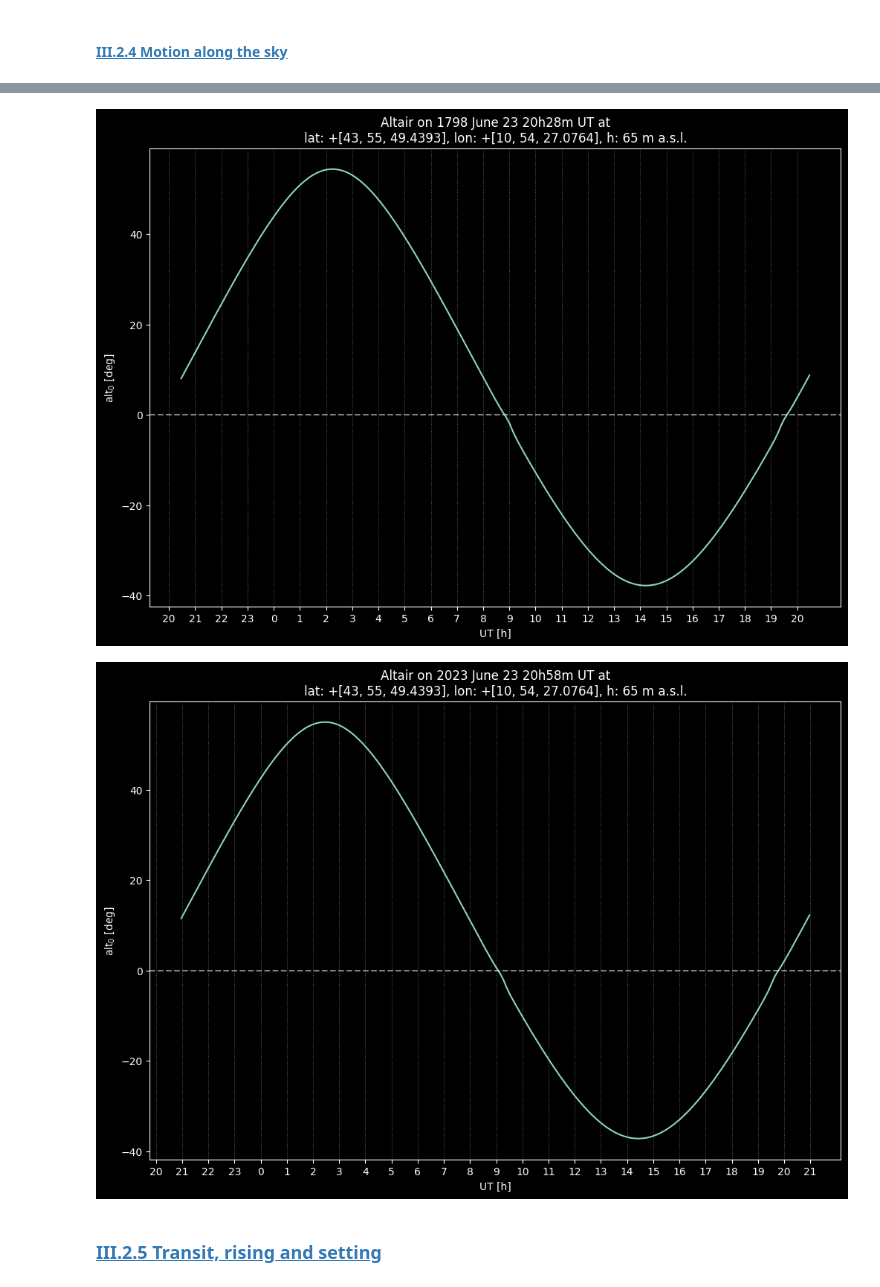
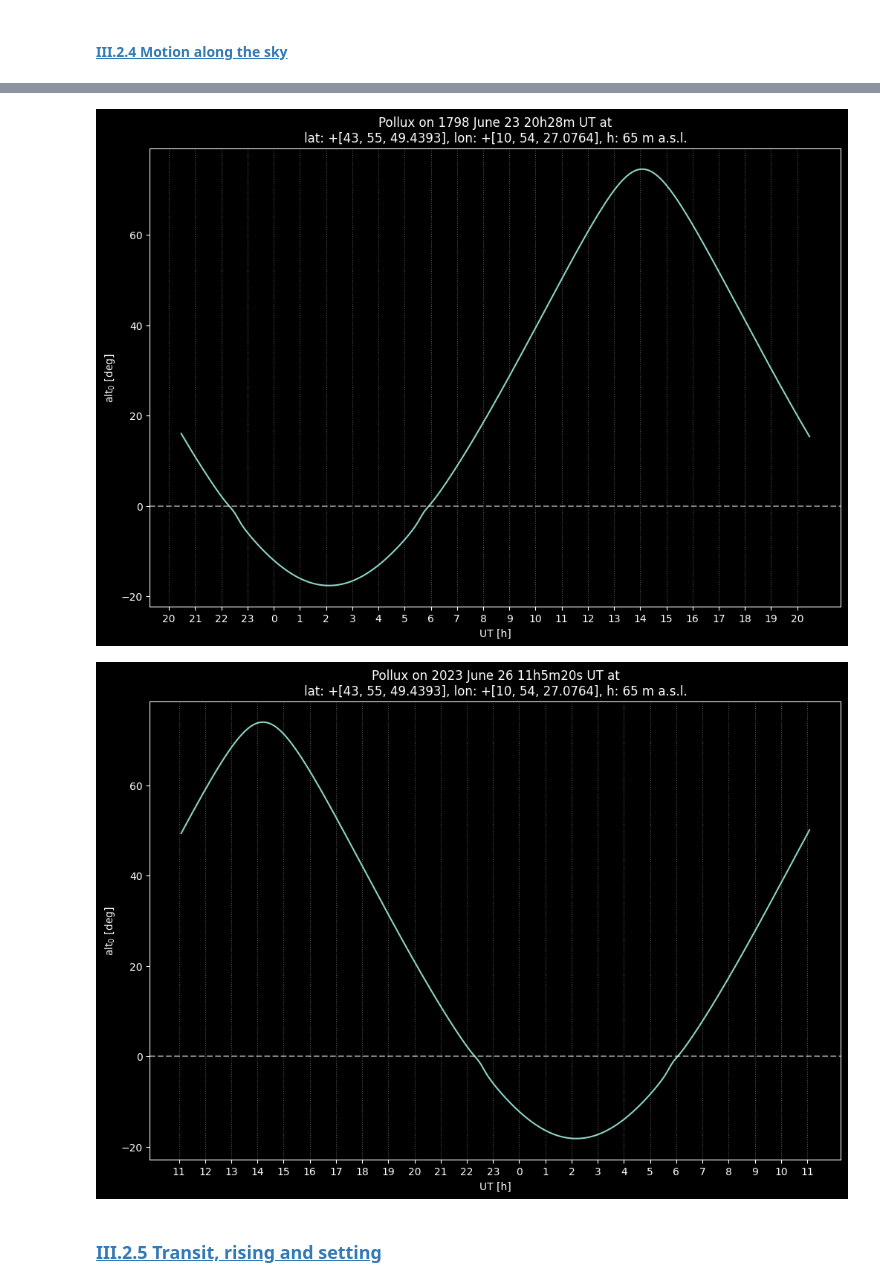
Before and after one commit to 00-berni/proj_0, a Jupyter notebook: notebook/notebook.ipynb, the cells around one changed output, grey strips where cells are left out. Drawn from its saved outputs; the diff is of its cells as text; code cells hidden in the pictures.

```diff
--- a/notebook/notebook.ipynb
+++ b/notebook/notebook.ipynb
@@ -799,7 +799,10 @@ class Time():
         self.tytime = timetype
 
     def change_time_type(self, year: int, tytime: str, out: str = 'sec'):
-        time = self.val
+        if type(self.val) == np.ndarray:
+            time = np.copy(self.val)
+        else:
+            time = self.val
         dt = time_correction(year)
         if tytime == 'TD':   time += dt
         elif tytime == 'UT': time -= dt
@@ -1210,7 +1213,6 @@ B1900 = 2415020.3135
 def precession_corr(date: Date, obj: StarObj):
     ra0  = obj.coor.alpha
     dec0 = obj.coor.delta
-
     tmp_date = date.copy()
 
     if tmp_date.time.tytime == 'UT':
@@ -1228,14 +1230,13 @@ def precession_corr(date: Date, obj: StarObj):
         jd0 = B1900 if epoch == 'B1900' else B1950
 
     t = (jd - jd0) / 36525
-
     if obj.mua is not None:
         ra0  = ra0  + HAngles(obj.mua/3600,'deg') * (t*100)
         dec0 = dec0 + HAngles(obj.mud/3600,'deg',lim=90) * (t*100)
 
     xi = 2306.2181 * t + 0.30188 * t**2 + 0.017998 * t**3
     z  = 2306.2181 * t + 1.09468 * t**2 + 0.018203 * t**3
-    th = 2004.3109 * t + 0.42665 * t**2 + 0.041833 * t**3
+    th = 2004.3109 * t - 0.42665 * t**2 - 0.041833 * t**3
     if epoch != 'J2000':
         T = (jd0 - J2000) / 36525
         xi += ( (1.39656 * T - 1.39e-4 * T**2)*t - 3.44e-4 * T *t**2 )
@@ -1249,15 +1250,24 @@ def precession_corr(date: Date, obj: StarObj):
     A = np.cos(dec0.rad) * np.sin((ra0 + xi).rad)
     B = np.cos(th.rad) * np.cos(dec0.rad) * np.cos((ra0 + xi).rad) - np.sin(th.rad) * np.sin(dec0.rad)
 
-    ra = np.arctan(A/B) + z.rad
+    ra = np.arctan2(A,B) + z.rad
 
     C = np.sin(th.rad) * np.cos(dec0.rad) * np.cos((ra0 + xi).rad) + np.cos(th.rad) * np.sin(dec0.rad)
 
     D = np.sqrt(A**2 + B**2)
 
     if type(jd) == np.ndarray:
+        print(jd[0],jd[1],'JD')
         dec = np.where(dec0.deg < 80,  np.arcsin(C), np.arccos(D))
     else:
         dec = np.arcsin(C)  if dec0.deg < 80 else np.arccos(D)
 
     return HAngles(ra,'rad'), HAngles(dec,'rad',lim=90)
+
+date = Date([2028,11,13],[4.5600000000000005, 0,0],'TD')
+coor = Equatorial(HAngles(['+',[2,44,11.986]],'hms'),HAngles(['+',[49,13,42.48]],'deg',lim=90))
+prmt = [513.75e-3,-89.5e-3]
+obj = StarObj('$\\theta$ Persei',coor,prmt)
+
+ra, dec = precession_corr(date,obj)
+print(Equatorial(ra,dec).print_values())
@@ -1313,6 +1327,10 @@ def trajectory(date: Date, obs_pos: GeoPos, obj: StarObj) -> ArrAngle:
     height = obs_pos.h
 
     ra, dec = precession_corr(date, obj)
+    # print(ra.hms)
+    # ra = obj.coor.alpha
+    # dec = obj.coor.delta
+    # print(obj.coor.alpha.str_angle('hms'))
 
     LST = local_ST(date, lon)
     HA = LST - ra
@@ -1348,12 +1366,30 @@ obs = GeoPos(lon,lat,h)
 ##
 
 ##
-name = 'Altair'
-ra  = HAngles(['+',[19,50,46.99855]],'hms')
-dec = HAngles(['+',[8,52,05.9563]],'deg',lim=90)
+# name = 'Altair'
+# ra  = HAngles(['+',[19,50,46.99855]],'hms')
+# dec = HAngles(['+',[8,52,05.9563]],'deg',lim=90)
+# # proper motion
+# mu_a = 536.23e-3 # as
+# mu_d = 385.29e-3 # as
+##
+
+##
+# name = 'Polaris'
+# ra  = HAngles(['+',[2,31,49.09456]],'hms')
+# dec = HAngles(['+',[89,15,50.7923]],'deg',lim=90)
+# # proper motion
+# mu_a = 44.48e-3 # as/yr
+# mu_d = -11.85e-3 # as/r
+##
+
+##
+name = 'Pollux'
+ra  = HAngles(['+',[7,45,18.94987]],'hms')
+dec = HAngles(['+',[28,1,34.3160]],'deg',lim=90)
 # proper motion
-mu_a = 536.23e-3 # as
-mu_d = 385.29e-3 # as
+mu_a = -626.55e-3 # as/yr
+mu_d = -45.80e-3 # as/yr
 ##
 
 obj = StarObj(name,[ra,dec],[mu_a,mu_d])
@@ -1382,8 +1418,9 @@ plt.ylabel('alt$_0$ [deg]')
 plt.grid(axis='x',linestyle='dotted',color='gray',alpha=0.7)
 
 
-date = Date([2023,6,23],[20,58,0])
+date = Date([2023,6,26],[11,5,20])
 JDdate = julian_day(date)
+print(JDdate)
 alt, dayrange = trajectory(date,obs,obj)
 
 hour = date.time.hour()
@@ -1415,5 +1455,5 @@ mu_delta =      0.38529 as
-[figure, old version]
+[figure, new version]
-[figure, old version]
+[figure, new version]
 # %% [markdown]
 ### <a id='toc1_3_3_'></a>[III.2.5 Transit, rising and setting](#toc0_)
 # %%
```
Also changed, not shown: parts of 4 cells of this notebook.
